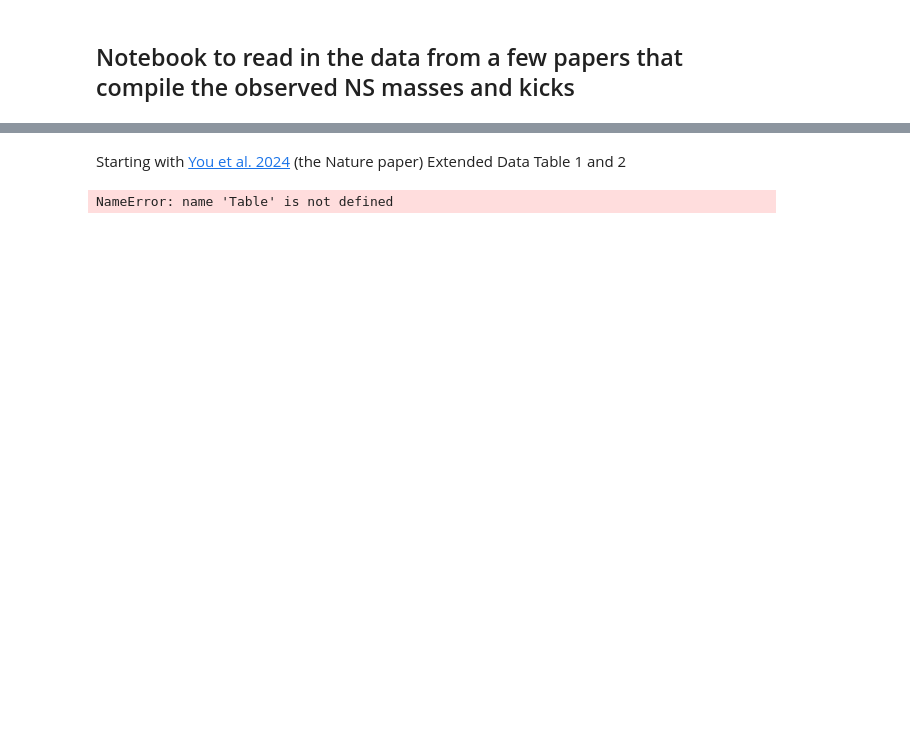
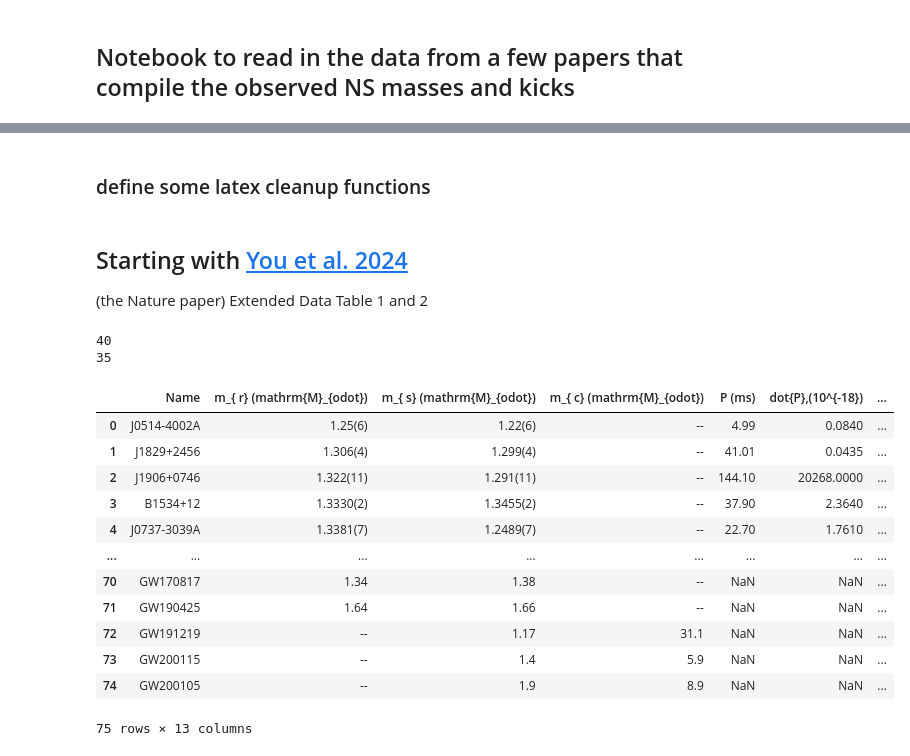
Before and after one commit to LiekeVanSon/NSNS_masses, a Jupyter notebook: code/ReadObserved.ipynb, the cells around one changed output, grey strips where cells are left out. Saved outputs shown, nothing was run; the diff lists cells and outputs as text; code cells hidden in the pictures; blank space fills up the shorter version.

```diff
--- a/code/ReadObserved.ipynb
+++ b/code/ReadObserved.ipynb
@@ -10,0 +10,2 @@ ModuleNotFoundError: No module named 'pandas'
+# %% [markdown]
+### define some latex cleanup functions
@@ -11,10 +55,32 @@ ModuleNotFoundError: No module named 'pandas'
 # %% [markdown]
-Starting with [You et al. 2024](http://arxiv.org/abs/2412.05524) (the Nature paper) Extended Data Table 1 and 2
+## Starting with [You et al. 2024](http://arxiv.org/abs/2412.05524)
+(the Nature paper) Extended Data Table 1 and 2
-# %%
-# read Latex data
-# data = pd.read_csv('../You_NSmass_2024_DataTable1.tex', delimiter='&', skiprows=2, skipfooter=2, engine='python', names=['Column1', 'Column2', 'Column3'])
-
-
-You_DataTable1 = Table.read('../You_NSmass_2024_DataTable1.tex')#.to_pandas()
-# %% [output]
-NameError: name 'Table' is not defined
+# %%
+You24_DataTable1 = ascii.read('../data/You_NSmass_2024_DataTable1.tex', format='latex', header_start=7, data_start=8).to_pandas()
+print(len(You24_DataTable1))
+
+You24_DataTable2 = ascii.read('../data/You_NSmass_2024_DataTable2.tex', format='latex', header_start=6, data_start=7).to_pandas()
+print(len(You24_DataTable2))
+
+# Combine the tables
+You24_DataTable = pd.concat([You24_DataTable1, You24_DataTable2], axis=0, ignore_index=True)
+# display(You24_DataTable)
+
+You24_DataTable_clean = clean_latex_table(You24_DataTable)
+display(You24_DataTable_clean)
+# %% [output]
+40
+35
+|  | Name | m_{ r} (mathrm{M}_{odot}) | m_{ s} (mathrm{M}_{odot}) | m_{ c} (mathrm{M}_{odot}) | P (ms) | dot{P},(10^{-18}) | ... |
+| 0 | J0514-4002A | 1.25(6) | 1.22(6) | -- | 4.99 | 0.0840 | ... |
+| 1 | J1829+2456 | 1.306(4) | 1.299(4) | -- | 41.01 | 0.0435 | ... |
+| 2 | J1906+0746 | 1.322(11) | 1.291(11) | -- | 144.10 | 20268.0000 | ... |
+| 3 | B1534+12 | 1.3330(2) | 1.3455(2) | -- | 37.90 | 2.3640 | ... |
+| 4 | J0737-3039A | 1.3381(7) | 1.2489(7) | -- | 22.70 | 1.7610 | ... |
+| ... | ... | ... | ... | ... | ... | ... | ... |
+| 70 | GW170817 | 1.34 | 1.38 | -- | NaN | NaN | ... |
+| 71 | GW190425 | 1.64 | 1.66 | -- | NaN | NaN | ... |
+| 72 | GW191219 | -- | 1.17 | 31.1 | NaN | NaN | ... |
+| 73 | GW200115 | -- | 1.4 | 5.9 | NaN | NaN | ... |
+| 74 | GW200105 | -- | 1.9 | 8.9 | NaN | NaN | ... |
+75 rows × 13 columns
```
Also changed, not shown: parts of 8 cells of this notebook, 5 other files.
